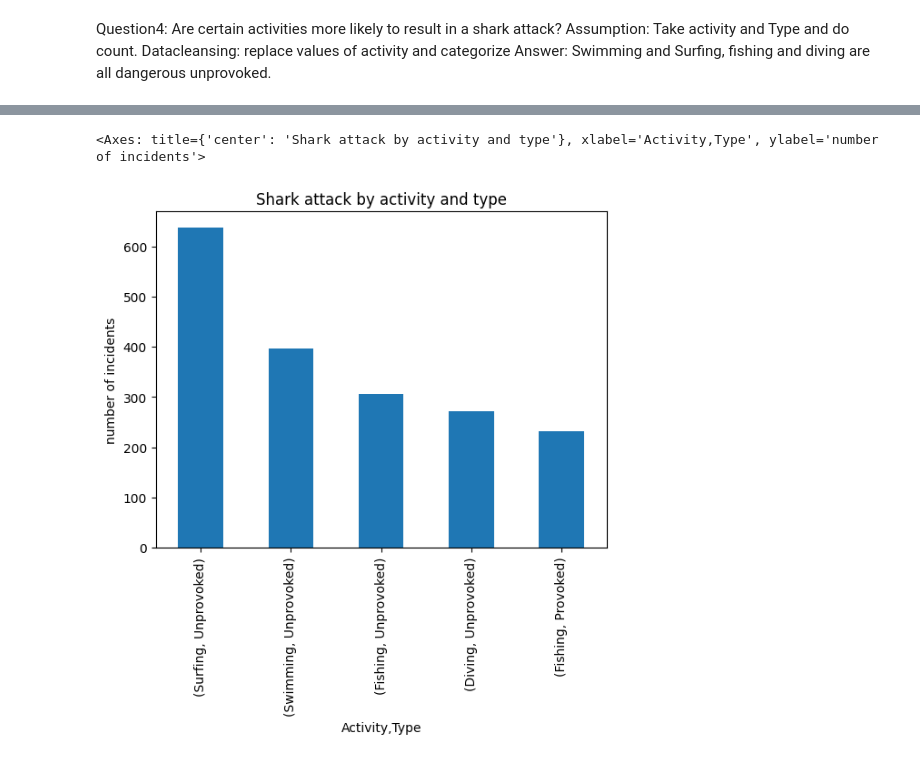
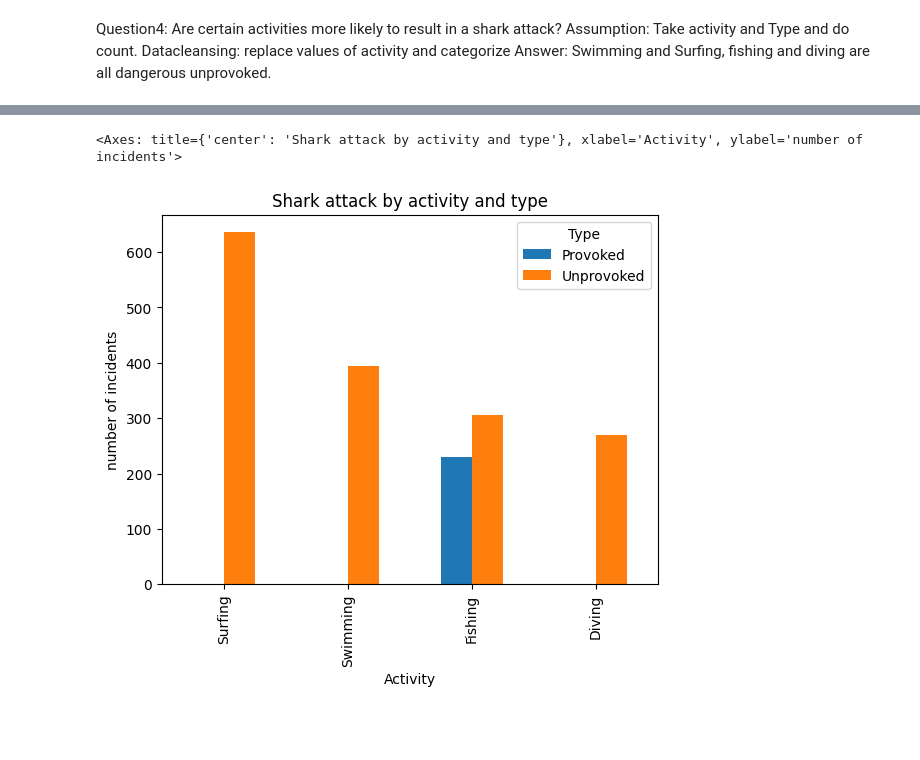
Before and after one commit to ayuksekdag/winacademy_python_dna, a Jupyter notebook: sharkattack/sharkattack.ipynb, the cells around one changed output, grey strips where cells are left out. Drawn from its saved outputs; the diff is of its cells as text; code cells hidden in the pictures; blank space fills up the shorter version.

```diff
--- a/sharkattack/sharkattack.ipynb
+++ b/sharkattack/sharkattack.ipynb
@@ -286,13 +247,22 @@ array(['Paddling', 'Surfing', 'Diving', 'Swimming', 'Fishing', 'Walking',
-# %%
-#solution 4
-# aggregate on type and injury do a count in descending order. take top 5 and plot
-(prep4
- .groupby(['Activity', 'Type'])
- .size()
- .sort_values(ascending=[False])
- .head(5)
- .plot(kind = 'bar', title="Shark attack by activity and type", ylabel="number of incidents")
-)
-# %% [output]
-<Axes: title={'center': 'Shark attack by activity and type'}, xlabel='Activity,Type', ylabel='number of incidents'>
-[figure, removed]
+# %%
+tussen_resultaat_4=(prep4
+ .groupby(['Activity', 'Type'])
+ .size()
+ .sort_values(ascending=[False])
+ .head(5)
+)
+# %%
+# series pivot to dataframe
+# -1 gaat de laatste kolom pivotten zodat fatal count
+# gesplits wordt in aantal N of Y
+# index blijft species nodig voor de x-as
+ds_ready_for_plot_4 = tussen_resultaat_4.unstack(level=-1)
+#print(ds_ready_for_plot)
+
+#plotten maar
+ds_ready_for_plot_4.plot(kind='bar'
+                       , title='Shark attack by activity and type'
+                       , ylabel='number of incidents')
+# %% [output]
+<Axes: title={'center': 'Shark attack by activity and type'}, xlabel='Activity', ylabel='number of incidents'>
+[figure, added]
```
Also changed, not shown: parts of 10 cells of this notebook.
